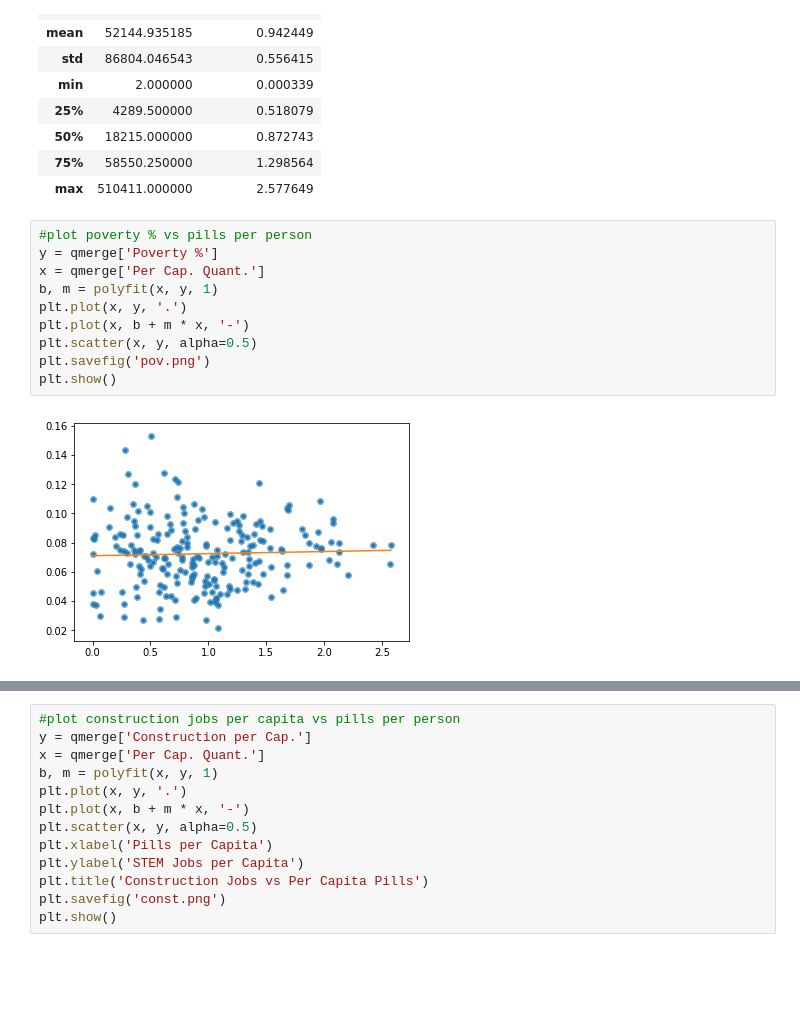
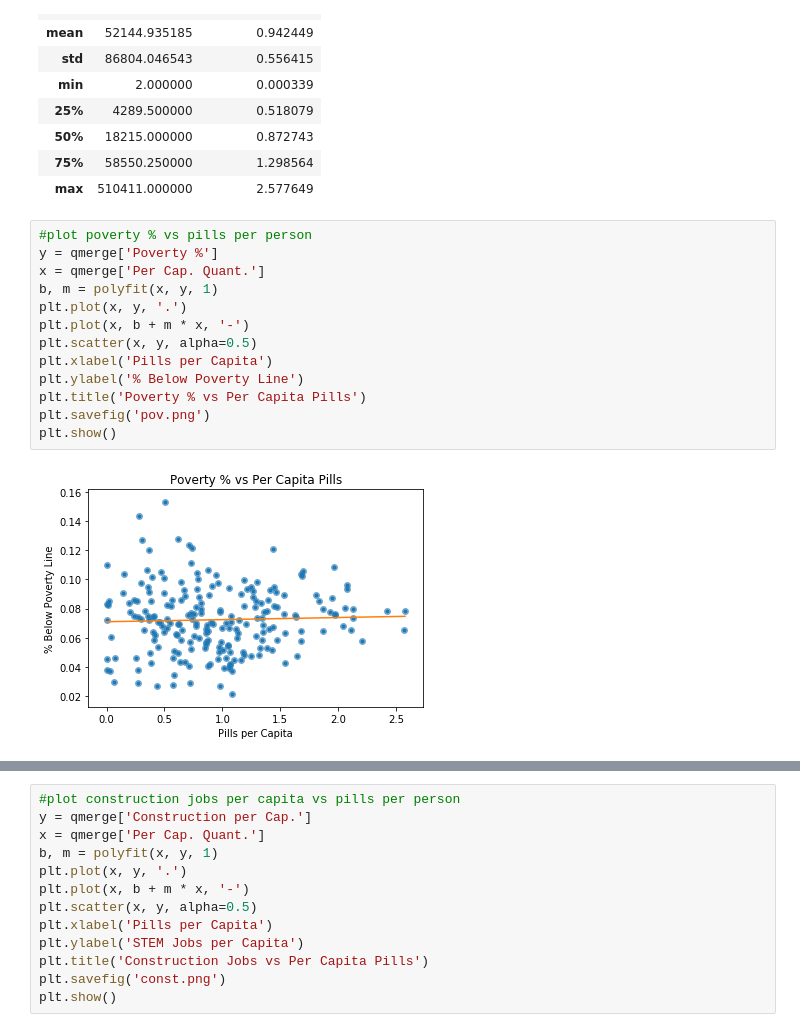
Before and after one commit to wtcarnes/Project-7-, a Jupyter notebook: Pill Quantity Correlations.ipynb, the cells around one changed output, grey strips where cells are left out. Drawn from its saved outputs; the diff is of its cells as text; blank space fills up the shorter version.

```diff
--- a/Pill Quantity Correlations.ipynb
+++ b/Pill Quantity Correlations.ipynb
@@ -107,12 +107,15 @@ qmerge[['QUANTITY', 'Per Cap. Quant.']].describe()
 # %%
 #plot poverty % vs pills per person
 y = qmerge['Poverty %']
 x = qmerge['Per Cap. Quant.']
 b, m = polyfit(x, y, 1)
 plt.plot(x, y, '.')
 plt.plot(x, b + m * x, '-')
 plt.scatter(x, y, alpha=0.5)
+plt.xlabel('Pills per Capita')
+plt.ylabel('% Below Poverty Line')
+plt.title('Poverty % vs Per Capita Pills')
 plt.savefig('pov.png')
 plt.show()
 # %% [output]
-[figure, old version]
+[figure, new version]
```
Also changed, not shown: parts of 1 cell of this notebook.
